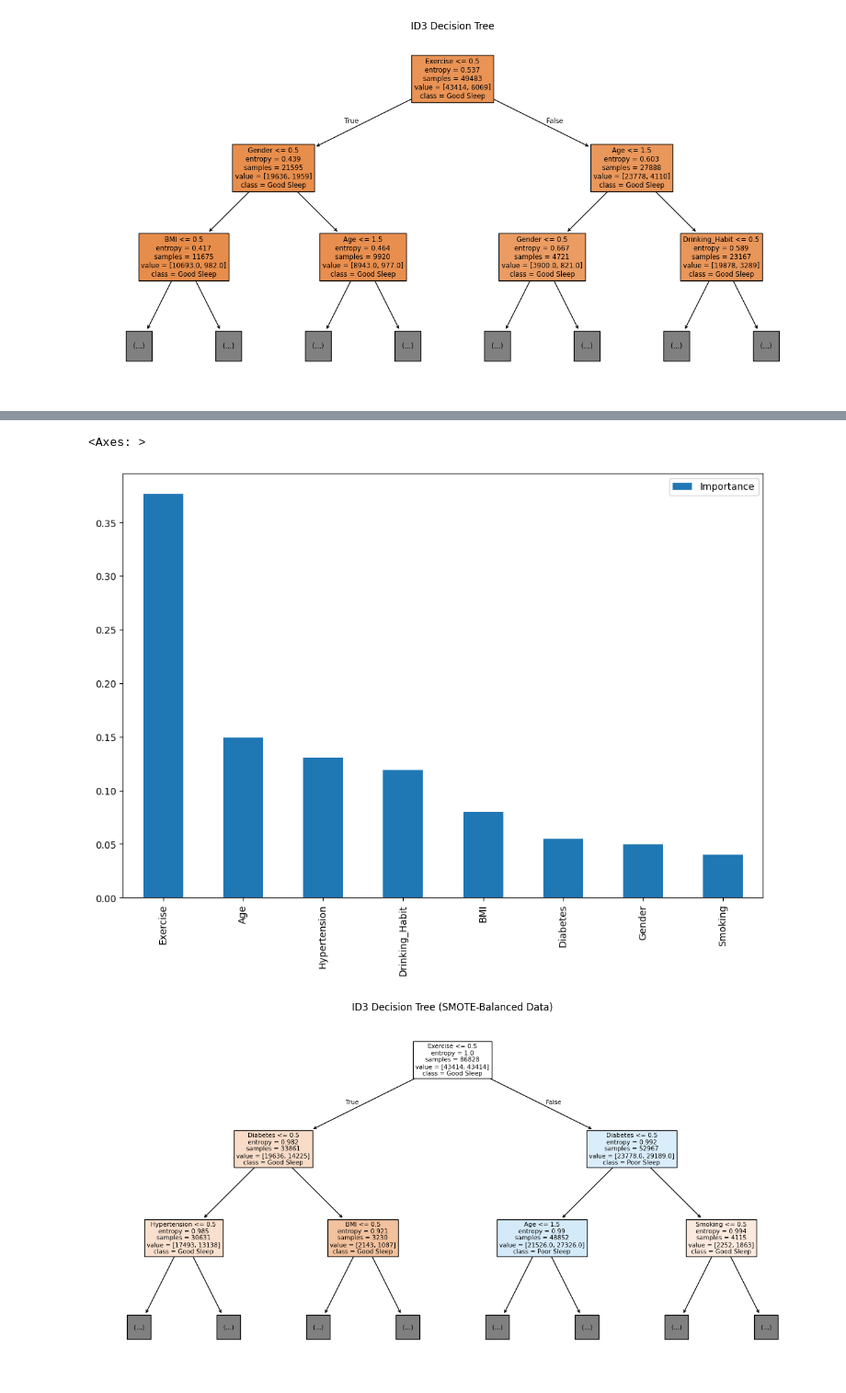
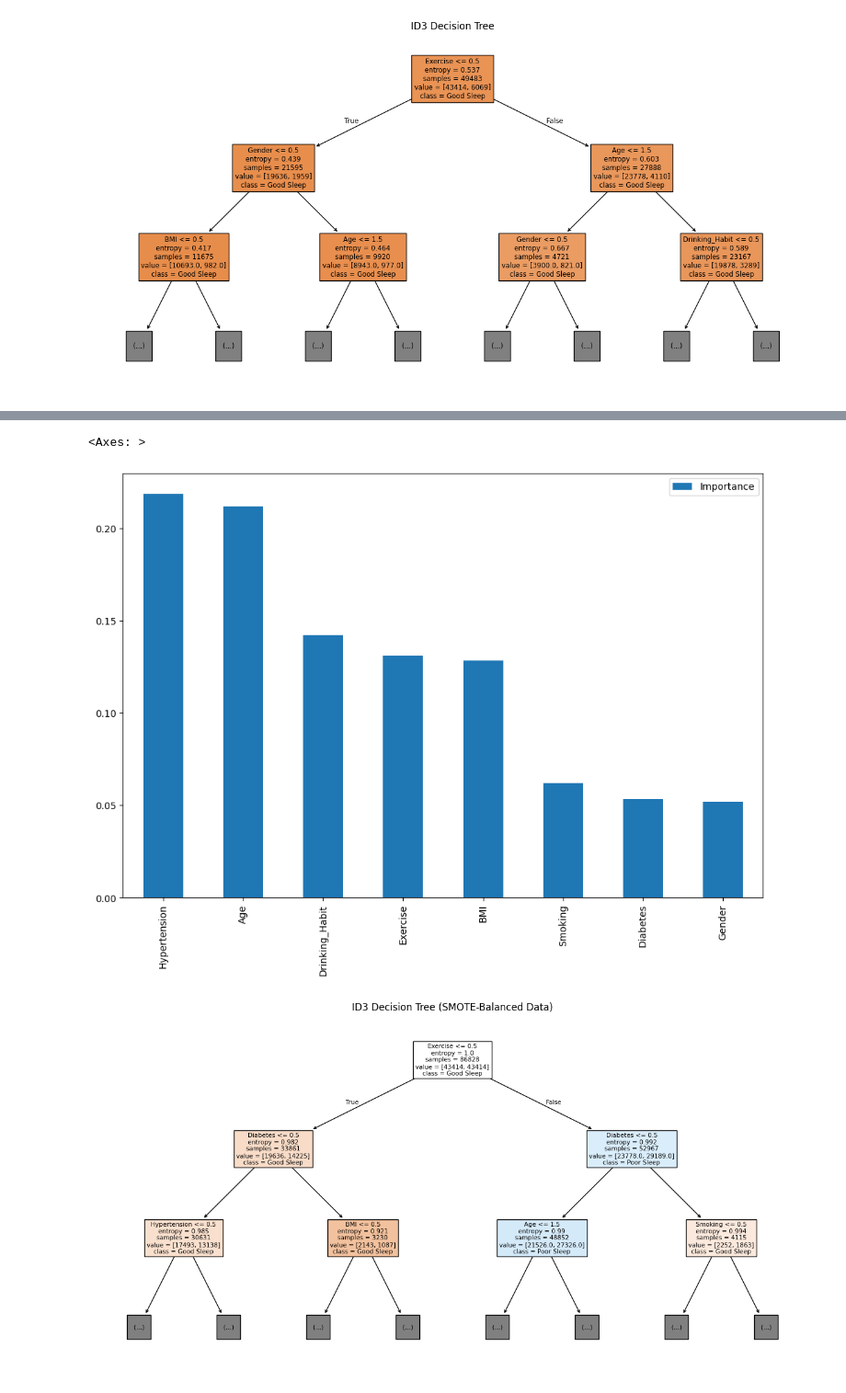
Before and after one commit to jweland/DataModels, a Jupyter notebook: main.ipynb, the cells around one changed output, grey strips where cells are left out. Shown at 92% size. Cells and saved outputs as stored; diff of their text form; code cells hidden in the pictures.

```diff
--- a/main.ipynb
+++ b/main.ipynb
@@ -100,0 +68,7 @@ plt.show()
+# %%
+# Random Forest Classifier
+# Do a train test split
+# look at the f1-score
+unbalanced_forest = RandomForestClassifier(criterion="entropy", random_state=42)
+
+unbalanced_forest.fit(X, y)
@@ -101,13 +89,13 @@ plt.show()
 # %%
 # this is better to look at than information gain
-unbalanced_FI = clf_unbalanced.feature_importances_ # how much does this feature account for the variance
+unbalanced_FI = unbalanced_forest.feature_importances_ # how much does this feature account for the variance
 
 feat_importances = pd.DataFrame(unbalanced_FI, index=X.columns, columns=["Importance"])
 feat_importances.sort_values(by='Importance', ascending=False, inplace=True)
 feat_importances.plot(kind='bar', figsize=(12,8))
 # %% [output]
 <Axes: >
-[figure, old version]
+[figure, new version]
 # %%
 # Apply SMOTE to Balance Dataset
 sm = SMOTE(random_state=42)
```
Also changed, not shown: parts of 7 cells of this notebook, 1 other file.
